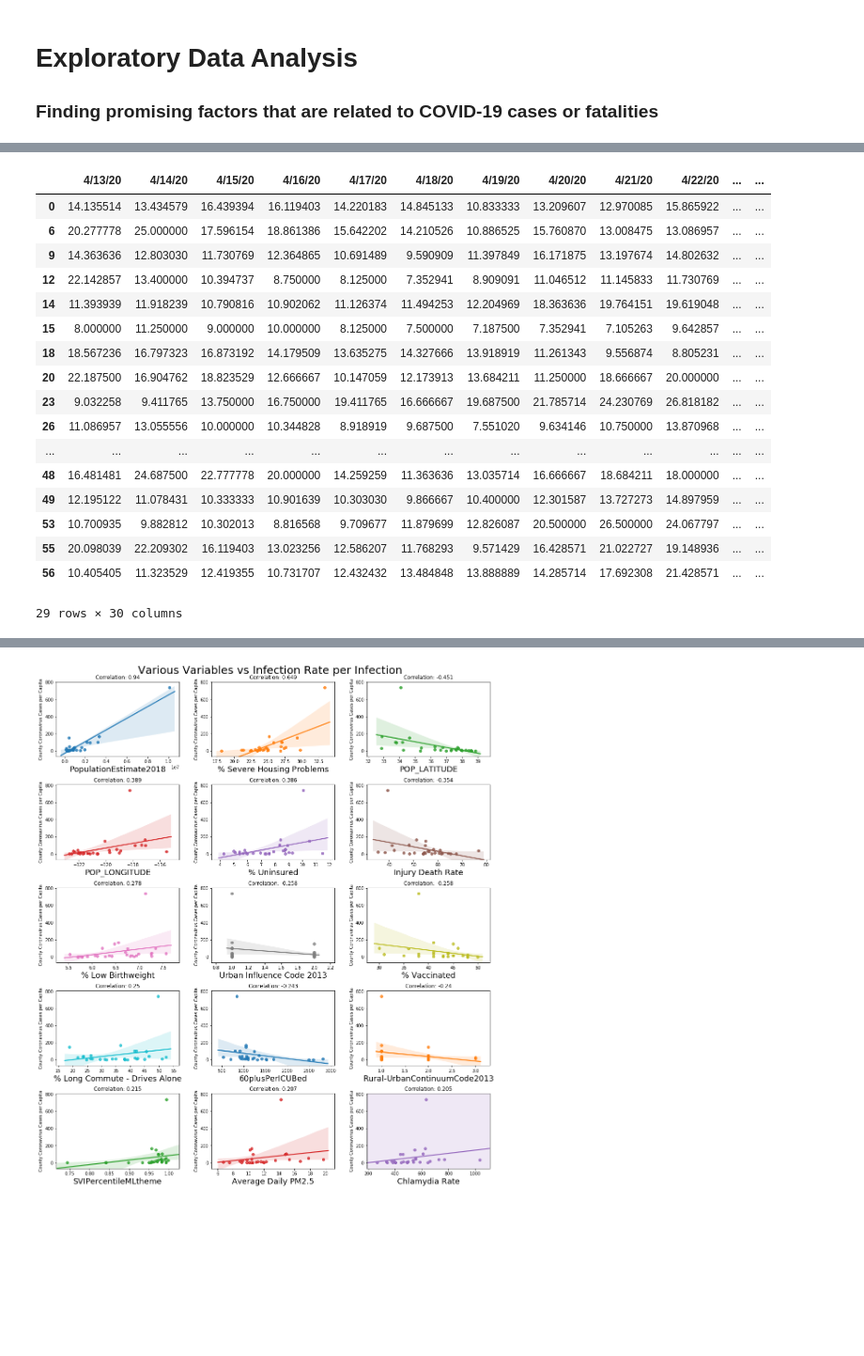
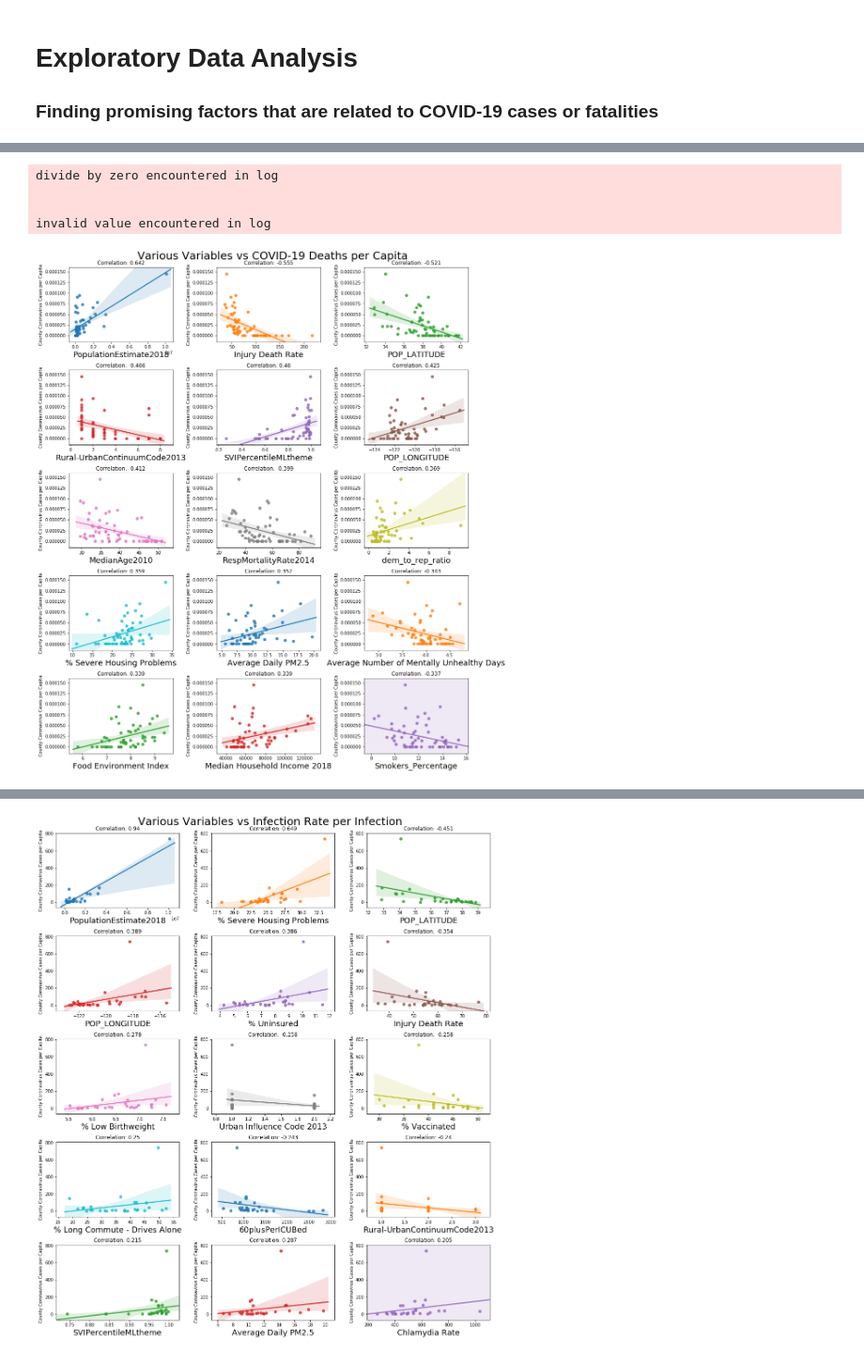
Before and after one commit to AndyFlury13/covid19-final-project, a Jupyter notebook: final_proj/victor.ipynb, the cells around one changed output, grey strips where cells are left out. Shown at 94% size. Cells and saved outputs as stored; diff of their text form; code cells hidden in the pictures; blank space fills up the shorter version.

```diff
--- a/final_proj/victor.ipynb
+++ b/final_proj/victor.ipynb
@@ -205,28 +192,14 @@ plot_correlations(california_cases, corr, california_cases['5/8/20']/california_
-# %%
-hundred_plus_infections = california_cases[california_cases['5/12/20'] > 100]
-dates = date_columns(hundred_plus_infections)
-infections_rate_smoothed = hundred_plus_infections[dates].diff(axis=1).rolling(5, axis=1).mean()
-new_cases_last_14_days = hundred_plus_infections[dates].iloc[:,14:] - hundred_plus_infections[dates].iloc[:,:-14].values
-doubling_days = (new_cases_last_14_days/infections_rate_smoothed.iloc[:,14:]).iloc[:,-30:]
-# infections_rate_smoothed.iloc[:,-30:]
-# california_cases[hundred_plus_infections['5/12/20'] > 100]
-doubling_days
-# %% [output]
-|  | 4/13/20 | 4/14/20 | 4/15/20 | 4/16/20 | 4/17/20 | 4/18/20 | 4/19/20 | 4/20/20 | 4/21/20 | 4/22/20 | ... | ... |
-| 0 | 14.135514 | 13.434579 | 16.439394 | 16.119403 | 14.220183 | 14.845133 | 10.833333 | 13.209607 | 12.970085 | 15.865922 | ... | ... |
-| 6 | 20.277778 | 25.000000 | 17.596154 | 18.861386 | 15.642202 | 14.210526 | 10.886525 | 15.760870 | 13.008475 | 13.086957 | ... | ... |
-| 9 | 14.363636 | 12.803030 | 11.730769 | 12.364865 | 10.691489 | 9.590909 | 11.397849 | 16.171875 | 13.197674 | 14.802632 | ... | ... |
-| 12 | 22.142857 | 13.400000 | 10.394737 | 8.750000 | 8.125000 | 7.352941 | 8.909091 | 11.046512 | 11.145833 | 11.730769 | ... | ... |
-| 14 | 11.393939 | 11.918239 | 10.790816 | 10.902062 | 11.126374 | 11.494253 | 12.204969 | 18.363636 | 19.764151 | 19.619048 | ... | ... |
-| 15 | 8.000000 | 11.250000 | 9.000000 | 10.000000 | 8.125000 | 7.500000 | 7.187500 | 7.352941 | 7.105263 | 9.642857 | ... | ... |
-| 18 | 18.567236 | 16.797323 | 16.873192 | 14.179509 | 13.635275 | 14.327666 | 13.918919 | 11.261343 | 9.556874 | 8.805231 | ... | ... |
-| 20 | 22.187500 | 16.904762 | 18.823529 | 12.666667 | 10.147059 | 12.173913 | 13.684211 | 11.250000 | 18.666667 | 20.000000 | ... | ... |
-| 23 | 9.032258 | 9.411765 | 13.750000 | 16.750000 | 19.411765 | 16.666667 | 19.687500 | 21.785714 | 24.230769 | 26.818182 | ... | ... |
-| 26 | 11.086957 | 13.055556 | 10.000000 | 10.344828 | 8.918919 | 9.687500 | 7.551020 | 9.634146 | 10.750000 | 13.870968 | ... | ... |
-| ... | ... | ... | ... | ... | ... | ... | ... | ... | ... | ... | ... | ... |
-| 48 | 16.481481 | 24.687500 | 22.777778 | 20.000000 | 14.259259 | 11.363636 | 13.035714 | 16.666667 | 18.684211 | 18.000000 | ... | ... |
-| 49 | 12.195122 | 11.078431 | 10.333333 | 10.901639 | 10.303030 | 9.866667 | 10.400000 | 12.301587 | 13.727273 | 14.897959 | ... | ... |
-| 53 | 10.700935 | 9.882812 | 10.302013 | 8.816568 | 9.709677 | 11.879699 | 12.826087 | 20.500000 | 26.500000 | 24.067797 | ... | ... |
-| 55 | 20.098039 | 22.209302 | 16.119403 | 13.023256 | 12.586207 | 11.768293 | 9.571429 | 16.428571 | 21.022727 | 19.148936 | ... | ... |
-| 56 | 10.405405 | 11.323529 | 12.419355 | 10.731707 | 12.432432 | 13.484848 | 13.888889 | 14.285714 | 17.692308 | 21.428571 | ... | ... |
-29 rows × 30 columns
+# %%
+#Death Correlations
+deaths_per_capita=california_deaths['5/8/20']/california_deaths['PopulationEstimate2018']
+corr, log_normal_corr, log_log_corr, normal_log_corr = find_correlations(california_deaths, deaths_per_capita)
+# Plot variables vs covid deaths per capita. Each point is a county
+plot_correlations(california_deaths, corr, deaths_per_capita, title="Various Variables vs COVID-19 Deaths per Capita")
+# Plot the log of variables vs covid deaths per capita. Each point is county
+plot_correlations(california_deaths, log_normal_corr, deaths_per_capita, title="Logged Various Variables vs COVID-19 Deaths per Capita")
+# %% [output]
+divide by zero encountered in log
+
+
+invalid value encountered in log
+[figure, added]
```
Also changed, not shown: parts of 24 cells of this notebook.
